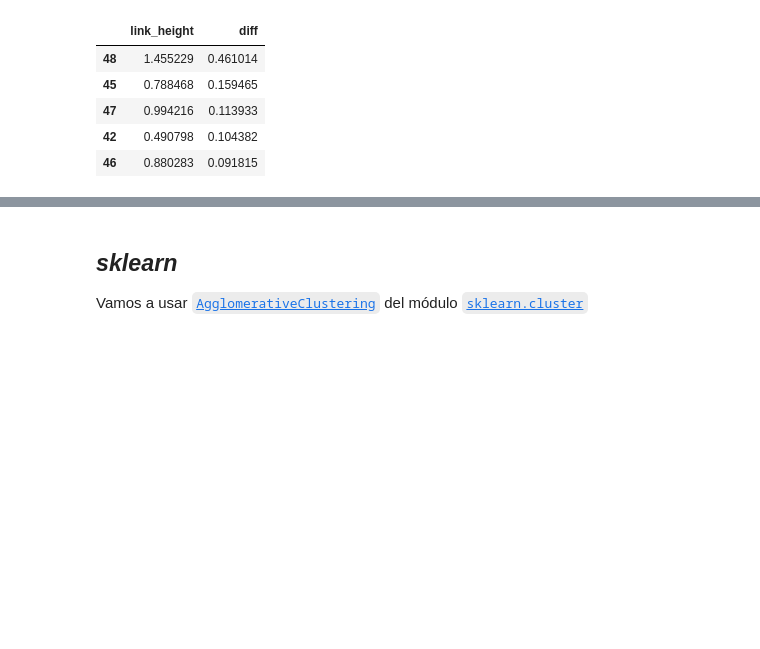
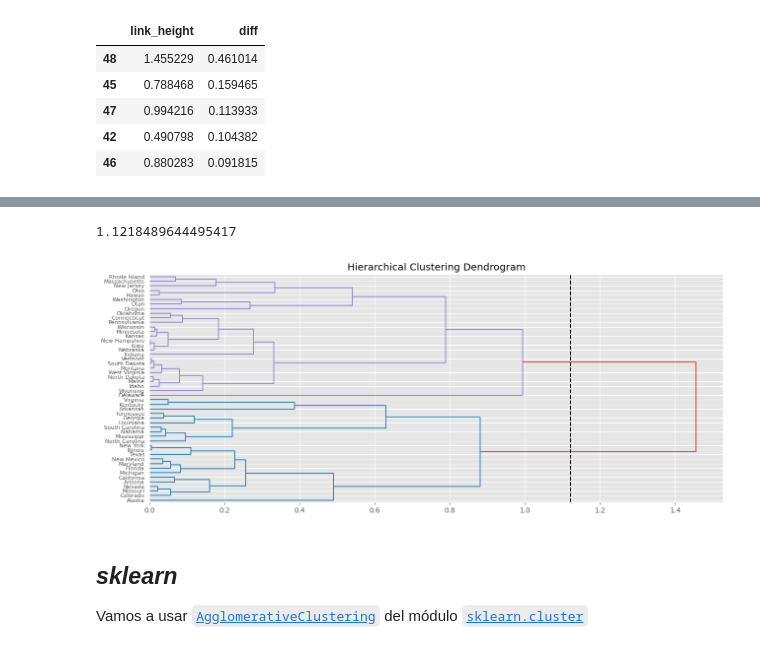
Before and after one commit to lacamposm/Metodos-Estadisticos, a Jupyter notebook: Lectura_8_Cluster_Jerarquico.ipynb, the cells around one changed output, grey strips where cells are left out. Drawn from its saved outputs; the diff is of its cells as text; code cells hidden in the pictures; blank space fills up the shorter version.

```diff
--- a/Lectura_8_Cluster_Jerarquico.ipynb
+++ b/Lectura_8_Cluster_Jerarquico.ipynb
@@ -532,3 +553,21 @@ plt.show()
+# %%
+# Punto 3 de corte. Promediamos los 2 primeros.
+point_cut3 = cut_diff["link_height"].head(2).mean()
+print(point_cut3)
+# Segunda opción
+dendogram1 = sch.dendrogram(
+    hc_def,                          # El agrupamiento jerárquico codificado
+    labels=df_scaler_usarrets.index, # como una matriz de vinculación.
+    color_threshold=point_cut3,
+    orientation="right"
+)
+
+plt.axvline(x=point_cut3, color='black', linestyle='--')
+plt.title("Hierarchical Clustering Dendrogram")
+plt.show()
+# %% [output]
+1.1218489644495417
+[figure, added]
 # %% [markdown]
 ## ***sklearn***
 
```
Also changed, not shown: parts of 36 cells of this notebook, 5 other files.
